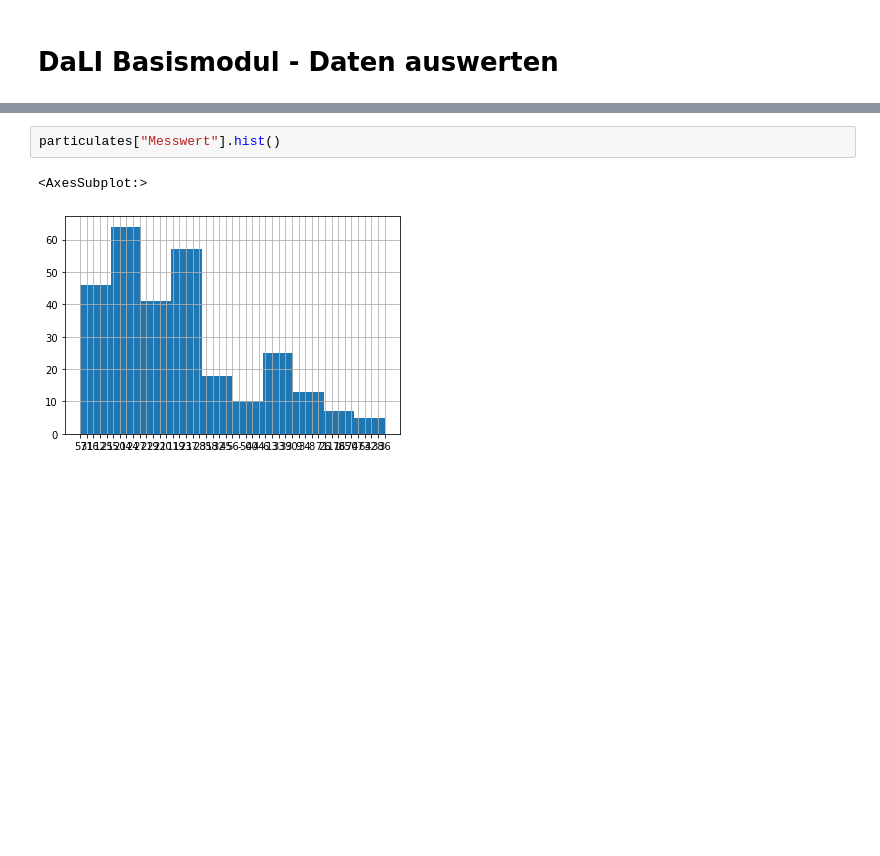
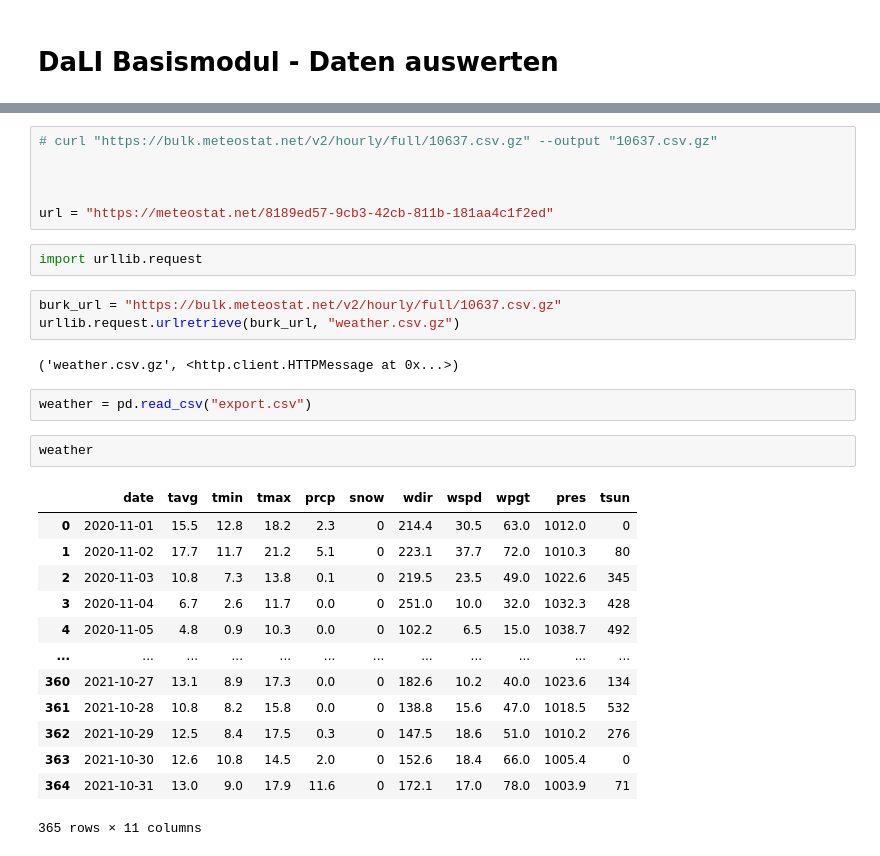
Before and after one commit to konrad/DaLI_Basismodul_WiSe2021_2022, a Jupyter notebook: Feinstaub.ipynb, the cells around one changed output, grey strips where cells are left out. Cells and saved outputs as stored; diff of their text form; blank space fills up the shorter version.

```diff
--- a/Feinstaub.ipynb
+++ b/Feinstaub.ipynb
@@ -27,5 +50,31 @@ particulates
 # %%
-particulates["Messwert"].hist()
+# curl "https://bulk.meteostat.net/v2/hourly/full/10637.csv.gz" --output "10637.csv.gz"
+
+
+
+url = "https://meteostat.net/8189ed57-9cb3-42cb-811b-181aa4c1f2ed"
-# %% [output]
-<AxesSubplot:>
-[figure, removed]
+# %%
+import urllib.request
+# %%
+burk_url = "https://bulk.meteostat.net/v2/hourly/full/10637.csv.gz"
+urllib.request.urlretrieve(burk_url, "weather.csv.gz")
+# %% [output]
+('weather.csv.gz', <http.client.HTTPMessage at 0x...>)
+# %%
+weather = pd.read_csv("export.csv")
+# %%
+weather
+# %% [output]
+|  | date | tavg | tmin | tmax | prcp | snow | wdir | wspd | wpgt | pres | tsun |
+| 0 | 2020-11-01 | 15.5 | 12.8 | 18.2 | 2.3 | 0 | 214.4 | 30.5 | 63.0 | 1012.0 | 0 |
+| 1 | 2020-11-02 | 17.7 | 11.7 | 21.2 | 5.1 | 0 | 223.1 | 37.7 | 72.0 | 1010.3 | 80 |
+| 2 | 2020-11-03 | 10.8 | 7.3 | 13.8 | 0.1 | 0 | 219.5 | 23.5 | 49.0 | 1022.6 | 345 |
+| 3 | 2020-11-04 | 6.7 | 2.6 | 11.7 | 0.0 | 0 | 251.0 | 10.0 | 32.0 | 1032.3 | 428 |
+| 4 | 2020-11-05 | 4.8 | 0.9 | 10.3 | 0.0 | 0 | 102.2 | 6.5 | 15.0 | 1038.7 | 492 |
+| ... | ... | ... | ... | ... | ... | ... | ... | ... | ... | ... | ... |
+| 360 | 2021-10-27 | 13.1 | 8.9 | 17.3 | 0.0 | 0 | 182.6 | 10.2 | 40.0 | 1023.6 | 134 |
+| 361 | 2021-10-28 | 10.8 | 8.2 | 15.8 | 0.0 | 0 | 138.8 | 15.6 | 47.0 | 1018.5 | 532 |
+| 362 | 2021-10-29 | 12.5 | 8.4 | 17.5 | 0.3 | 0 | 147.5 | 18.6 | 51.0 | 1010.2 | 276 |
+| 363 | 2021-10-30 | 12.6 | 10.8 | 14.5 | 2.0 | 0 | 152.6 | 18.4 | 66.0 | 1005.4 | 0 |
+| 364 | 2021-10-31 | 13.0 | 9.0 | 17.9 | 11.6 | 0 | 172.1 | 17.0 | 78.0 | 1003.9 | 71 |
+365 rows × 11 columns
```
Also changed, not shown: parts of 20 cells of this notebook.
